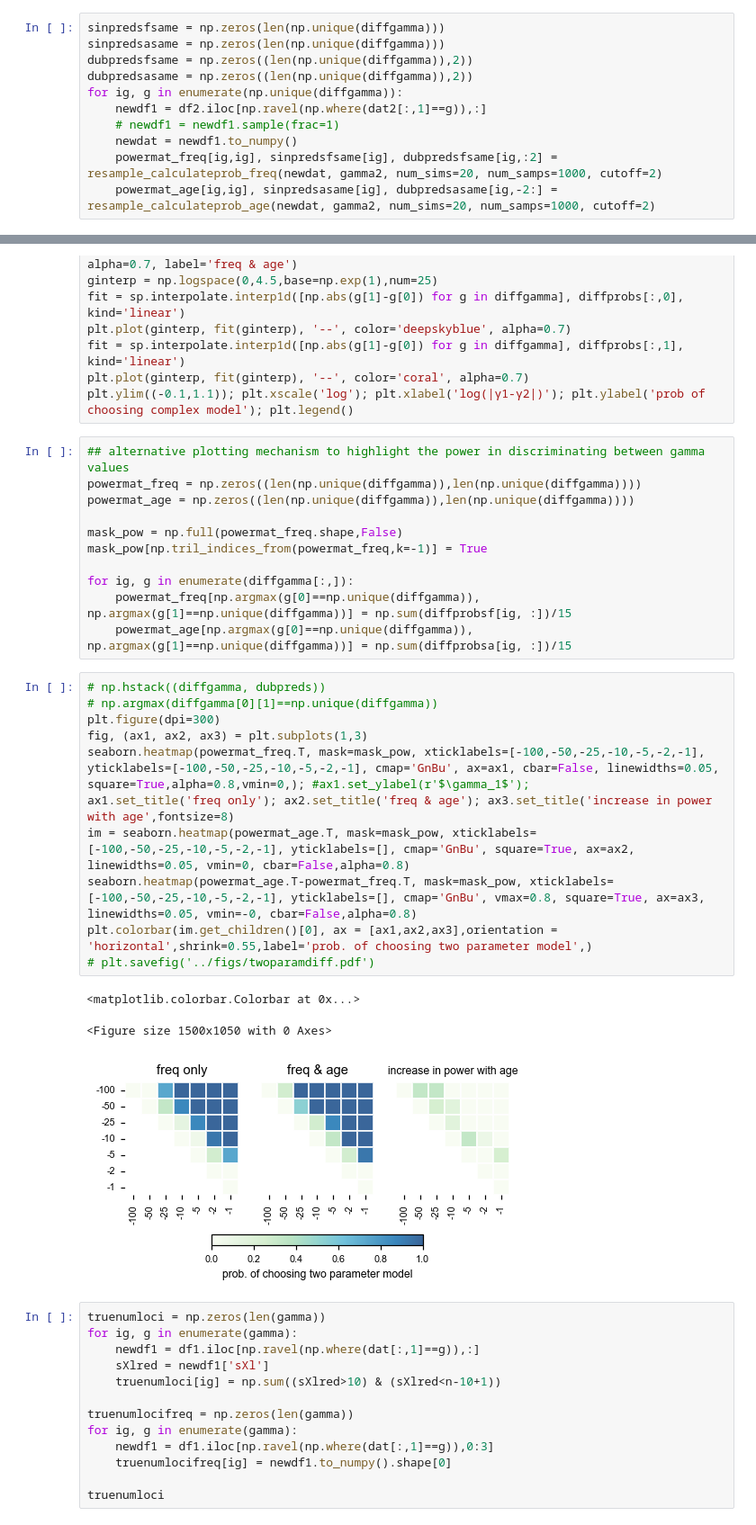
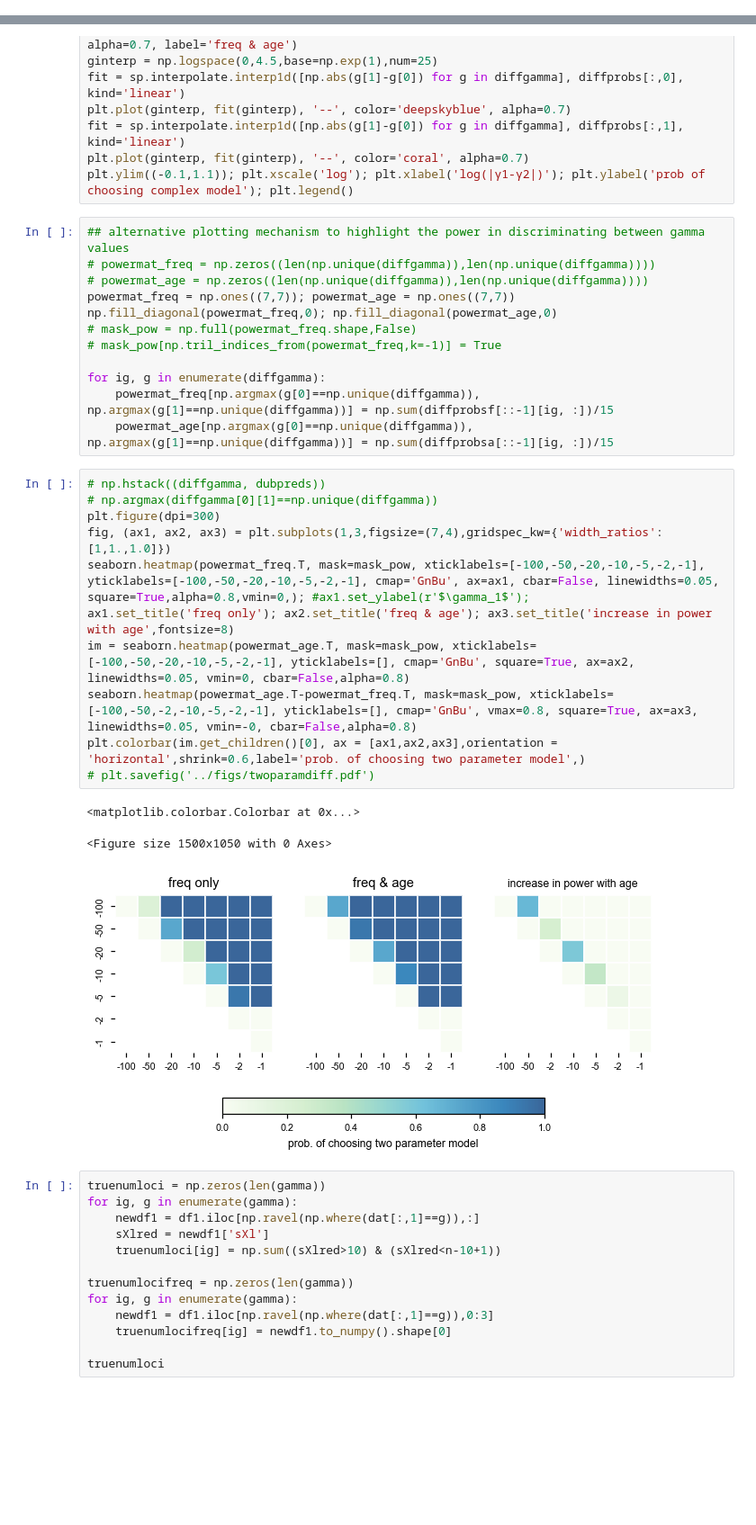
Before and after one commit to VivaswatS/selCoefEst, a Jupyter notebook: mom-framework.ipynb, the cells around one changed output, grey strips where cells are left out. Shown at 90% size. Cells and saved outputs as stored; diff of their text form; blank space fills up the shorter version.

```diff
--- a/mom-framework.ipynb
+++ b/mom-framework.ipynb
@@ -1743,11 +1745,0 @@ array([[0.000, 0.000, 0.000, 0.000, 0.000, 0.000, 0.000],
-# %%
-sinpredsfsame = np.zeros(len(np.unique(diffgamma)))
-sinpredsasame = np.zeros(len(np.unique(diffgamma)))
-dubpredsfsame = np.zeros((len(np.unique(diffgamma)),2))
-dubpredsasame = np.zeros((len(np.unique(diffgamma)),2))
-for ig, g in enumerate(np.unique(diffgamma)):
-    newdf1 = df2.iloc[np.ravel(np.where(dat2[:,1]==g)),:]
-    # newdf1 = newdf1.sample(frac=1)
-    newdat = newdf1.to_numpy()
-    powermat_freq[ig,ig], sinpredsfsame[ig], dubpredsfsame[ig,:2] = resample_calculateprob_freq(newdat, gamma2, num_sims=20, num_samps=1000, cutoff=2)
-    powermat_age[ig,ig], sinpredsasame[ig], dubpredsasame[ig,-2:] = resample_calculateprob_age(newdat, gamma2, num_sims=20, num_samps=1000, cutoff=2)
@@ -1777,30 +1754,31 @@ plt.plot(ginterp, fit(ginterp), '--', color='coral', alpha=0.7)
 plt.ylim((-0.1,1.1)); plt.xscale('log'); plt.xlabel('log(|γ1-γ2|)'); plt.ylabel('prob of choosing complex model'); plt.legend()
 # %%
 ## alternative plotting mechanism to highlight the power in discriminating between gamma values
-powermat_freq = np.zeros((len(np.unique(diffgamma)),len(np.unique(diffgamma))))
-powermat_age = np.zeros((len(np.unique(diffgamma)),len(np.unique(diffgamma))))
+# powermat_freq = np.zeros((len(np.unique(diffgamma)),len(np.unique(diffgamma))))
+# powermat_age = np.zeros((len(np.unique(diffgamma)),len(np.unique(diffgamma))))
+powermat_freq = np.ones((7,7)); powermat_age = np.ones((7,7))
+np.fill_diagonal(powermat_freq,0); np.fill_diagonal(powermat_age,0)
+# mask_pow = np.full(powermat_freq.shape,False)
+# mask_pow[np.tril_indices_from(powermat_freq,k=-1)] = True
 
-mask_pow = np.full(powermat_freq.shape,False)
-mask_pow[np.tril_indices_from(powermat_freq,k=-1)] = True
-
-for ig, g in enumerate(diffgamma[:,]):
-    powermat_freq[np.argmax(g[0]==np.unique(diffgamma)), np.argmax(g[1]==np.unique(diffgamma))] = np.sum(diffprobsf[ig, :])/15
-    powermat_age[np.argmax(g[0]==np.unique(diffgamma)), np.argmax(g[1]==np.unique(diffgamma))] = np.sum(diffprobsa[ig, :])/15
+for ig, g in enumerate(diffgamma):
+    powermat_freq[np.argmax(g[0]==np.unique(diffgamma)), np.argmax(g[1]==np.unique(diffgamma))] = np.sum(diffprobsf[::-1][ig, :])/15
+    powermat_age[np.argmax(g[0]==np.unique(diffgamma)), np.argmax(g[1]==np.unique(diffgamma))] = np.sum(diffprobsa[::-1][ig, :])/15
 # %%
 # np.hstack((diffgamma, dubpreds))
 # np.argmax(diffgamma[0][1]==np.unique(diffgamma))
 plt.figure(dpi=300)
-fig, (ax1, ax2, ax3) = plt.subplots(1,3)
-seaborn.heatmap(powermat_freq.T, mask=mask_pow, xticklabels=[-100,-50,-25,-10,-5,-2,-1], yticklabels=[-100,-50,-25,-10,-5,-2,-1], cmap='GnBu', ax=ax1, cbar=False, linewidths=0.05, square=True,alpha=0.8,vmin=0,); #ax1.set_ylabel(r'$\gamma_1$');
+fig, (ax1, ax2, ax3) = plt.subplots(1,3,figsize=(7,4),gridspec_kw={'width_ratios':[1,1.,1.0]})
+seaborn.heatmap(powermat_freq.T, mask=mask_pow, xticklabels=[-100,-50,-20,-10,-5,-2,-1], yticklabels=[-100,-50,-20,-10,-5,-2,-1], cmap='GnBu', ax=ax1, cbar=False, linewidths=0.05, square=True,alpha=0.8,vmin=0,); #ax1.set_ylabel(r'$\gamma_1$');
 ax1.set_title('freq only'); ax2.set_title('freq & age'); ax3.set_title('increase in power with age',fontsize=8)
-im = seaborn.heatmap(powermat_age.T, mask=mask_pow, xticklabels=[-100,-50,-25,-10,-5,-2,-1], yticklabels=[], cmap='GnBu', square=True, ax=ax2, linewidths=0.05, vmin=0, cbar=False,alpha=0.8)
-seaborn.heatmap(powermat_age.T-powermat_freq.T, mask=mask_pow, xticklabels=[-100,-50,-25,-10,-5,-2,-1], yticklabels=[], cmap='GnBu', vmax=0.8, square=True, ax=ax3, linewidths=0.05, vmin=-0, cbar=False,alpha=0.8)
-plt.colorbar(im.get_children()[0], ax = [ax1,ax2,ax3],orientation = 'horizontal',shrink=0.55,label='prob. of choosing two parameter model',)
+im = seaborn.heatmap(powermat_age.T, mask=mask_pow, xticklabels=[-100,-50,-20,-10,-5,-2,-1], yticklabels=[], cmap='GnBu', square=True, ax=ax2, linewidths=0.05, vmin=0, cbar=False,alpha=0.8)
+seaborn.heatmap(powermat_age.T-powermat_freq.T, mask=mask_pow, xticklabels=[-100,-50,-2,-10,-5,-2,-1], yticklabels=[], cmap='GnBu', vmax=0.8, square=True, ax=ax3, linewidths=0.05, vmin=-0, cbar=False,alpha=0.8)
+plt.colorbar(im.get_children()[0], ax = [ax1,ax2,ax3],orientation = 'horizontal',shrink=0.6,label='prob. of choosing two parameter model',)
 # plt.savefig('../figs/twoparamdiff.pdf')
 # %% [output]
 <matplotlib.colorbar.Colorbar at 0x...>
 <Figure size 1500x1050 with 0 Axes>
-[figure, old version]
+[figure, new version]
 # %%
 truenumloci = np.zeros(len(gamma))
 for ig, g in enumerate(gamma):
```
Also changed, not shown: parts of 8 cells of this notebook, 7 other files.
